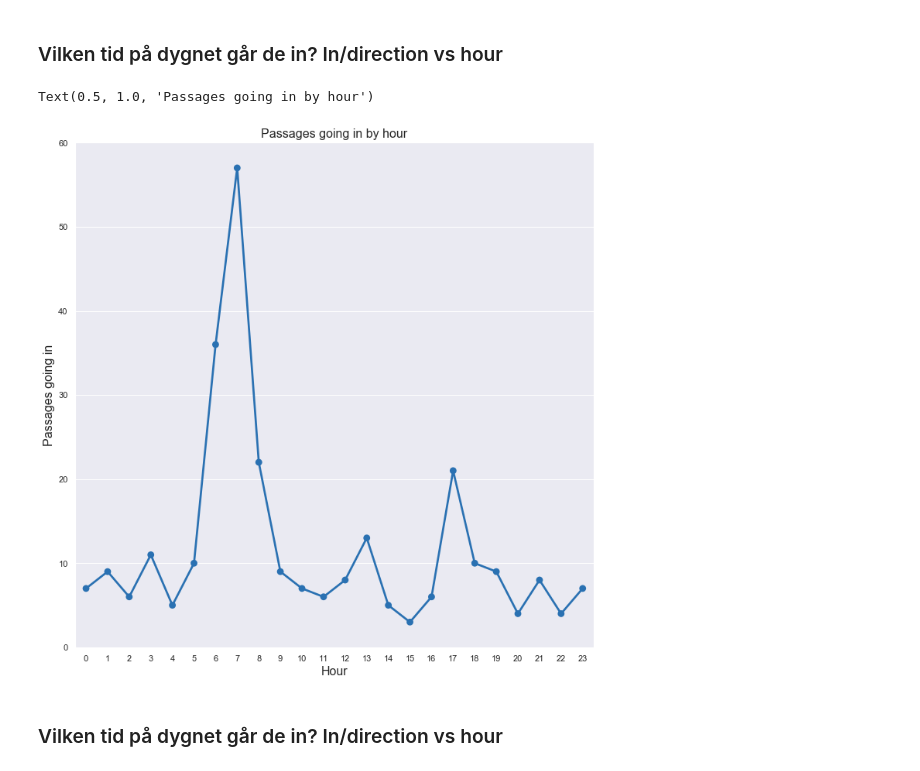
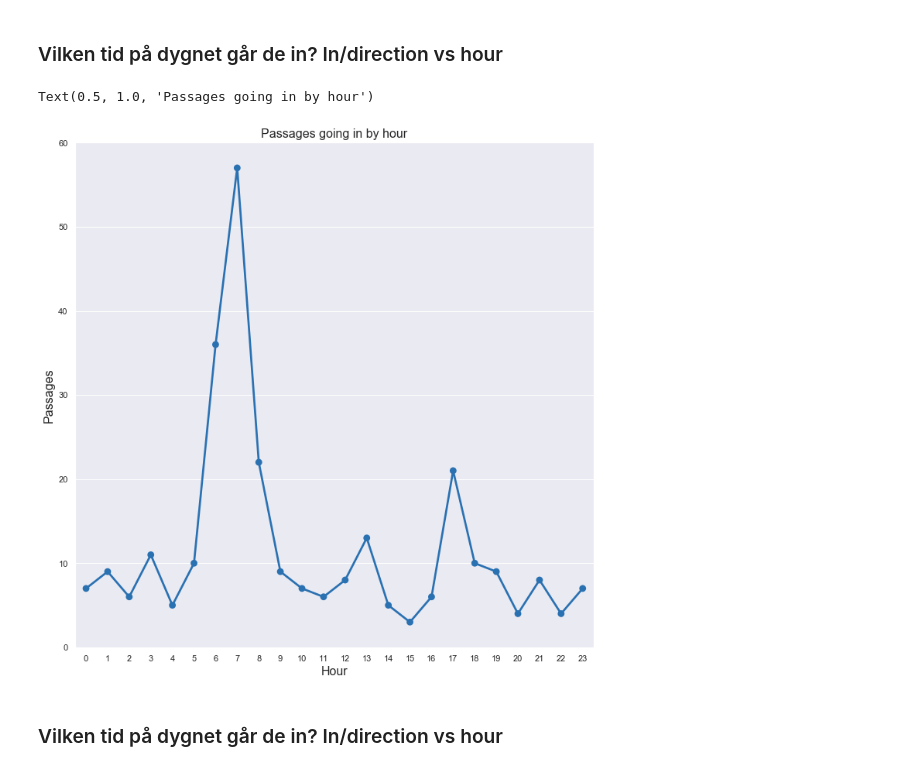
Before and after one commit to maxlund/johannas, a Jupyter notebook: johannas.ipynb, the cells around one changed output. Saved outputs shown, nothing was run; the diff lists cells and outputs as text; code cells hidden in the pictures.

```diff
--- a/johannas.ipynb
+++ b/johannas.ipynb
@@ -188,13 +188,13 @@ in_group = gi[gi.DIRECTION == 'IN'].groupby('HOUR').sum()['Passage'].reset_index
 # %%
 fig, ax = plt.subplots(figsize=(12,12))
 ax = sns.pointplot(x='HOUR', y='Passage', data=in_group,
                   color=palette[0])
 ax.set_xlabel('Hour', fontsize=16)
-ax.set_ylabel('Passages going in', fontsize=16)
+ax.set_ylabel('Passages', fontsize=16)
 ax.set_title('Passages going in by hour', fontsize=16)
 # %% [output]
 Text(0.5, 1.0, 'Passages going in by hour')
-[figure, old version]
+[figure, new version]
 # %% [markdown]
 ### Vilken tid på dygnet går de in? In/direction vs hour
 # %%
```
Also changed, not shown: parts of 8 cells of this notebook.
